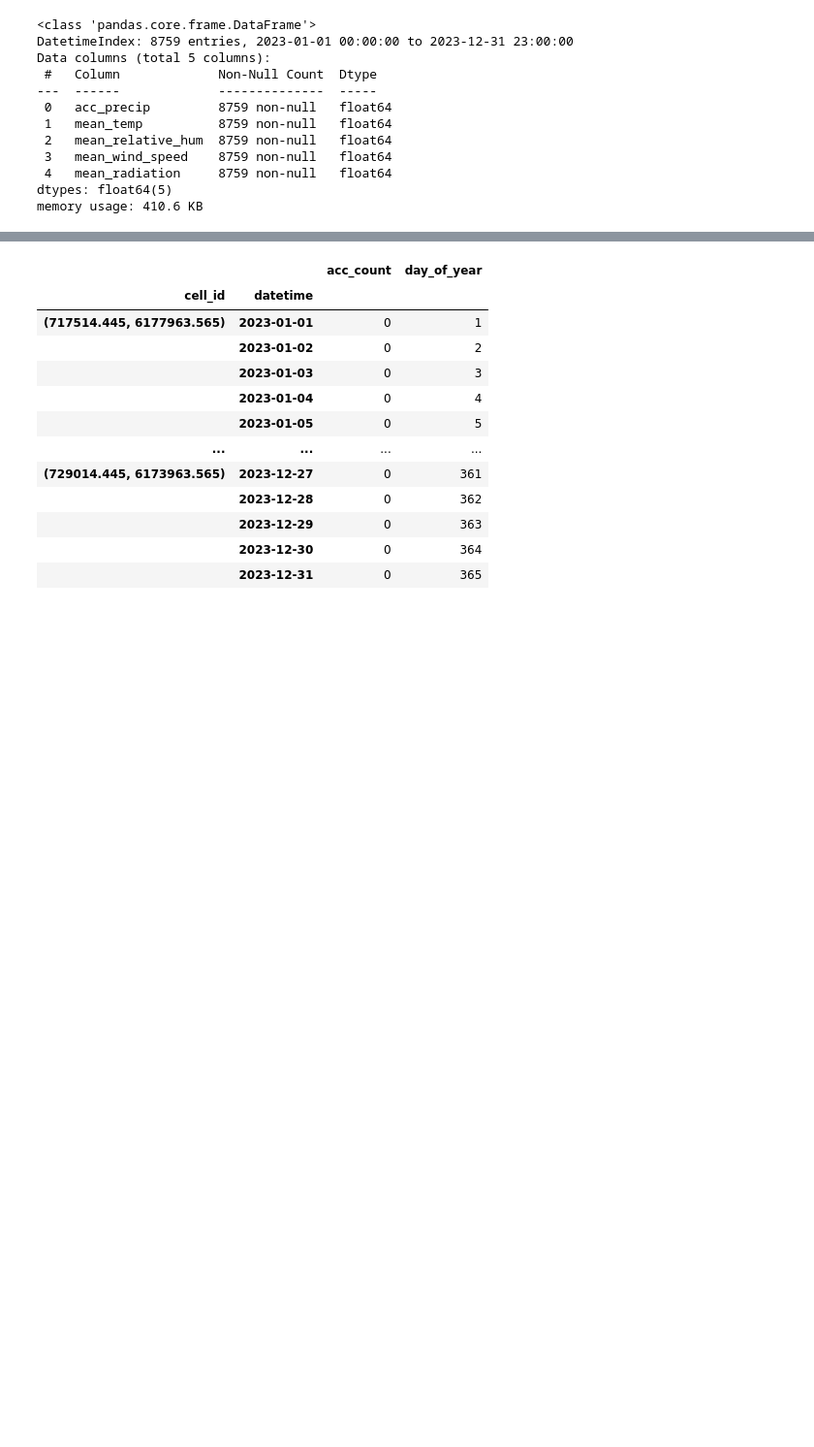
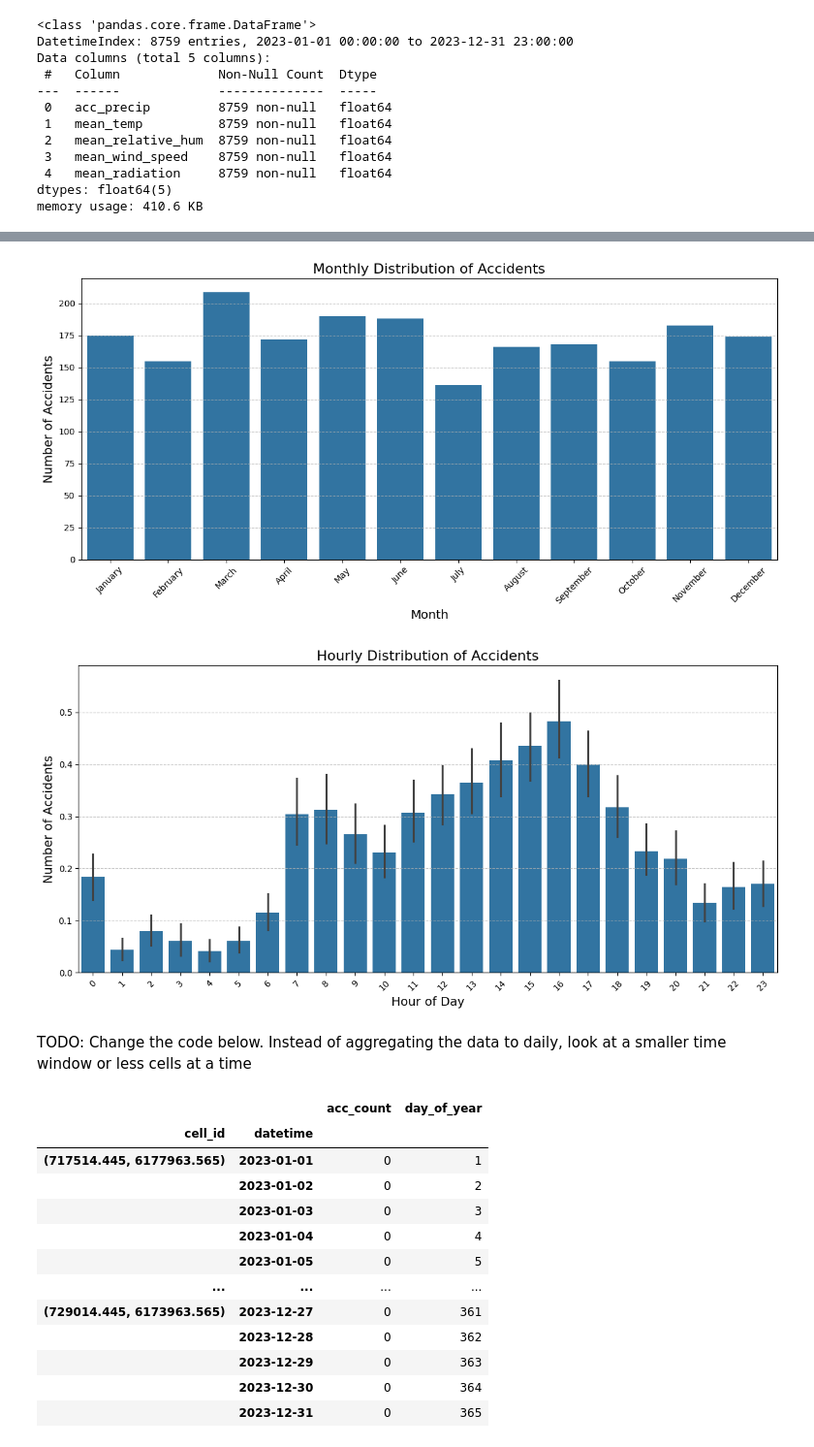
Before and after one commit to MadSoeDK/MBML-traffic-accidents, a Jupyter notebook: Mads/accident-modelling.ipynb, the cells around one changed output, grey strips where cells are left out. Shown at 97% size. Cells and saved outputs as stored; diff of their text form; code cells hidden in the pictures; blank space fills up the shorter version.

```diff
--- a/Mads/accident-modelling.ipynb
+++ b/Mads/accident-modelling.ipynb
@@ -185,0 +187,4 @@ df_hourly
+# %%
+cell_centers = df_hourly[df_hourly['acc_count'] != 0].index.get_level_values('cell_id').value_counts()
+accidents = (df_hourly['X'].tolist(), df_hourly['Y'].tolist())
+plot_grid_counts(cell_centers, accidents)
@@ -186,3 +193,45 @@ df_hourly
+# %%
+def plot_accident_month(accidents):
+    # Add month name column
+    accidents['month_name'] = accidents['datetime'].dt.month_name()
+    accidents['month_num'] = accidents['datetime'].dt.month
+
+    # Create the plot sorted by month number
+    plt.figure(figsize=(12, 6))
+    sns.barplot(x='month_name', y='acc_count', data=accidents)
+
+    # Customize the plot
+    plt.title('Monthly Distribution of Accidents', fontsize=16)
+    plt.xlabel('Month', fontsize=14)
+    plt.ylabel('Number of Accidents', fontsize=14)
+    plt.xticks(rotation=45)
+    plt.grid(True, axis='y', linestyle='--', alpha=0.7)
+    plt.tight_layout()
+
+    plt.show()
+
+def plot_accident_hour(accidents):
+    accidents['hour'] = accidents['datetime'].dt.hour
+
+    # Create the plot sorted by month number
+    plt.figure(figsize=(12, 6))
+    sns.barplot(x='hour', y='acc_count', data=accidents)
+
+    # Customize the plot
+    plt.title('Hourly Distribution of Accidents', fontsize=16)
+    plt.xlabel('Hour of Day', fontsize=14)
+    plt.ylabel('Number of Accidents', fontsize=14)
+    plt.xticks(rotation=45)
+    plt.grid(True, axis='y', linestyle='--', alpha=0.7)
+    plt.tight_layout()
+
+plot_accident_month(df_hourly['acc_count'].groupby(pd.Grouper(level='datetime', freq='ME')).sum().to_frame().reset_index())
+plot_accident_hour(df_hourly['acc_count'].groupby(pd.Grouper(level='datetime', freq='h')).sum().to_frame().reset_index())
+# %% [output]
+[figure, added]
+[figure, added]
+# %% [markdown]
+TODO: Change the code below. Instead of aggregating the data to daily, look at a smaller time window or less cells at a time
 # %%
 df_daily = (
     df_hourly
```
Also changed, not shown: parts of 14 cells of this notebook, 3 other files.
